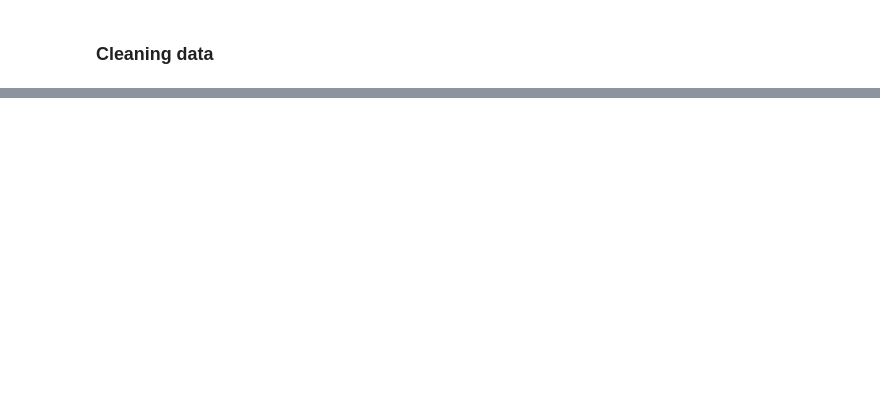
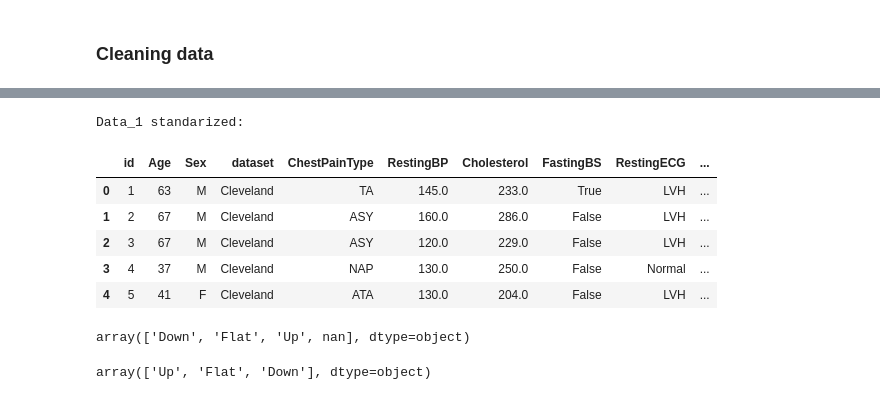
Before and after one commit to BrendzRdgz/Proyecto_ML, a Jupyter notebook: process/limpieza.ipynb, the cells around one changed output, grey strips where cells are left out. Saved outputs shown, nothing was run; the diff lists cells and outputs as text; code cells hidden in the pictures; blank space fills up the shorter version.

```diff
--- a/process/limpieza.ipynb
+++ b/process/limpieza.ipynb
@@ -93,0 +201,38 @@ Data_2's nomenclatures
+# %%
+# Standardizing values for 'ST_Slope' column
+data_1['ST_Slope'] = data_1['ST_Slope'].map({
+    'downsloping': 'Down',
+    'flat': 'Flat',
+    'upsloping': 'Up'})
+# %%
+data_1['ST_Slope'] = data_1['ST_Slope'].map({
+    'Down': 'Down',
+    'Flat': 'Flat',
+    'Up': 'Up'})
+# %%
+# Standardizing values for 'ExerciseAngina' column
+data_1['ExerciseAngina'] = data_1['ExerciseAngina'].map({True: 'Y', False: 'N'})
+data_2['ExerciseAngina'] = data_2['ExerciseAngina'].map({'Y': 'Y', 'N': 'N'})
+# %%
+# Standardizing values for 'HeartDisease' column
+data_1['HeartDisease'] = data_1['HeartDisease'].apply(lambda x: 1 if x > 0 else 0)
+data_2['HeartDisease'] = data_2['HeartDisease'].astype(int)
+# %%
+print("Data_1 standarized:")
+data_1.head()
+# %% [output]
+Data_1 standarized:
+|  | id | Age | Sex | dataset | ChestPainType | RestingBP | Cholesterol | FastingBS | RestingECG | ... |
+| 0 | 1 | 63 | M | Cleveland | TA | 145.0 | 233.0 | True | LVH | ... |
+| 1 | 2 | 67 | M | Cleveland | ASY | 160.0 | 286.0 | False | LVH | ... |
+| 2 | 3 | 67 | M | Cleveland | ASY | 120.0 | 229.0 | False | LVH | ... |
+| 3 | 4 | 37 | M | Cleveland | NAP | 130.0 | 250.0 | False | Normal | ... |
+| 4 | 5 | 41 | F | Cleveland | ATA | 130.0 | 204.0 | False | LVH | ... |
+# %%
+data_1.ST_Slope.unique()
+# %% [output]
+array(['Down', 'Flat', 'Up', nan], dtype=object)
+# %%
+data_2.ST_Slope.unique()
+# %% [output]
+array(['Up', 'Flat', 'Down'], dtype=object)
```
Also changed, not shown: parts of 27 cells of this notebook, 3 other files.
